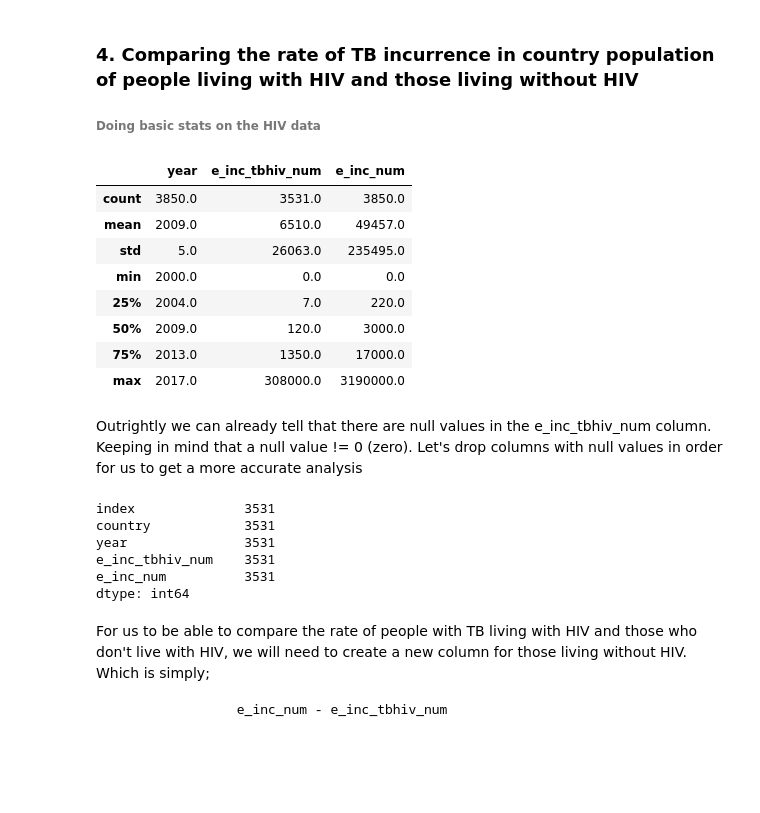
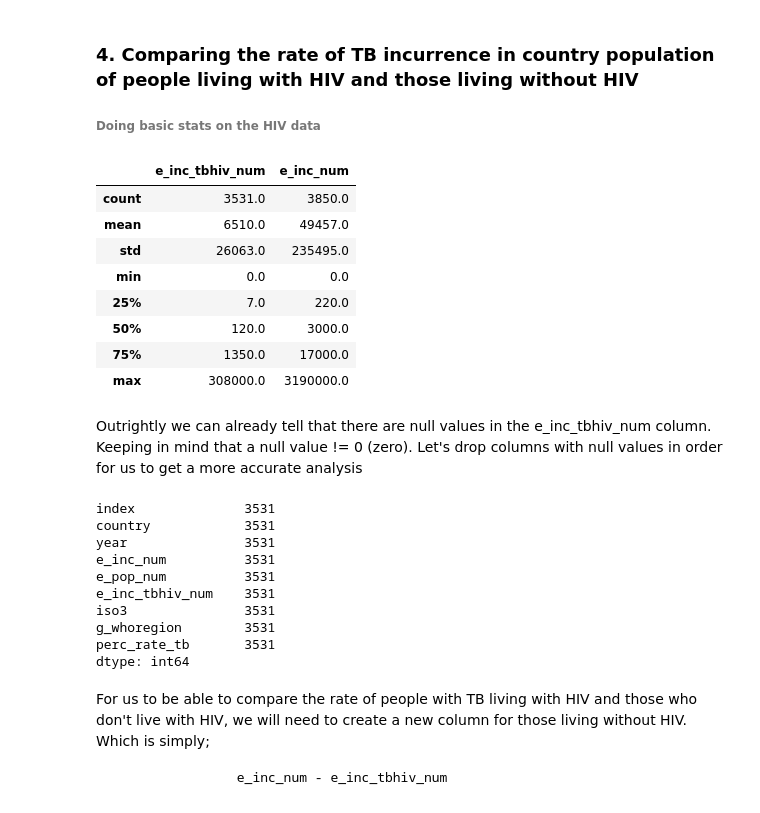
Before and after one commit to GabuTheGreat/python_analysis, a Jupyter notebook: TB Analysis using Python.ipynb, the cells around one changed output. Cells and saved outputs as stored; diff of their text form; code cells hidden in the pictures; blank space fills up the shorter version.

```diff
--- a/TB Analysis using Python.ipynb
+++ b/TB Analysis using Python.ipynb
@@ -33,9 +33,9 @@ plt.style.use('ggplot')
 # %% [markdown]
 ###### Reading in the WHO TB dataset
 # %%
-# Load the TB dataset
-
-all_tb = pd.read_csv ('~/Downloads/TB_burden_countries_2019-01-11.csv', encoding = 'utf-8')
+#Load the TB dataset
+#changing so that data is pulled from Github
+all_tb = pd.read_csv ('https://raw.githubusercontent.com/waithiegeni/python_analysis/master/TB_burden_countries_2019-01-11.csv', encoding = 'utf-8')
 
 # Print out the first 5 Rows
 
@@ -71,11 +70,11 @@ all_tb.shape
 
 We notice that the previous calls returns all the columns of the dataset. We want to produce specific and clear-cut descriptive analysis of the data. Therefore, we will select only the columns we need.
 # %%
-# Select the columns required to do descriptive stats of the data
+# Select the columns required to do descriptive stats of the data 'e_inc_tbhiv_num'
 
-all_tb = all_tb [['country', 'year', 'e_inc_num' , 'e_pop_num']]
+all_tb = all_tb[['country','year','e_inc_num','e_pop_num', 'e_inc_tbhiv_num', 'iso3', 'g_whoregion']]
 
-all_tb.head()
+all_tb[['country','year','e_inc_num','e_pop_num']].head()
 # %% [output]
 |  | country | year | e_inc_num | e_pop_num |
 | 0 | Afghanistan | 2000 | 38000 | 20093756 |
@@ -237,21 +234,19 @@ Well, this is somewhat good news. We can see that the % rate of TB incurrence li
 ###### Doing basic stats on the HIV data
 # %%
 # Select the necessary columns and do a describe
-all_tb = pd.read_csv ('~/Downloads/TB_burden_countries_2019-01-11.csv', encoding = 'utf-8')
+tb_hiv_all = all_tb.copy()
 
-tb_hiv_all = all_tb [['country', 'year' , 'e_inc_tbhiv_num', 'e_inc_num']]
-
-tb_hiv_all .describe() . round()
+tb_hiv_all[['country','e_inc_tbhiv_num','e_inc_num']].describe().round()
 # %% [output]
-|  | year | e_inc_tbhiv_num | e_inc_num |
-| count | 3850.0 | 3531.0 | 3850.0 |
-| mean | 2009.0 | 6510.0 | 49457.0 |
-| std | 5.0 | 26063.0 | 235495.0 |
-| min | 2000.0 | 0.0 | 0.0 |
-| 25% | 2004.0 | 7.0 | 220.0 |
-| 50% | 2009.0 | 120.0 | 3000.0 |
-| 75% | 2013.0 | 1350.0 | 17000.0 |
-| max | 2017.0 | 308000.0 | 3190000.0 |
+|  | e_inc_tbhiv_num | e_inc_num |
+| count | 3531.0 | 3850.0 |
+| mean | 6510.0 | 49457.0 |
+| std | 26063.0 | 235495.0 |
+| min | 0.0 | 0.0 |
+| 25% | 7.0 | 220.0 |
+| 50% | 120.0 | 3000.0 |
+| 75% | 1350.0 | 17000.0 |
+| max | 308000.0 | 3190000.0 |
 # %% [markdown]
 Outrightly we can already tell that there are null values in the e_inc_tbhiv_num column. Keeping in mind that a null value != 0 (zero). Let's drop columns with null values in order for us to get a more accurate analysis
 # %%
@@ -263,8 +258,12 @@ tb_hiv_all.count()
 index              3531
 country            3531
 year               3531
+e_inc_num          3531
+e_pop_num          3531
 e_inc_tbhiv_num    3531
-e_inc_num          3531
+iso3               3531
+g_whoregion        3531
+perc_rate_tb       3531
 dtype: int64
 # %% [markdown]
 For us to be able to compare the rate of people with TB living with HIV and those who don't live with HIV, we will need to create a new column for those living without HIV. Which is simply;
```
Also changed, not shown: parts of 36 cells of this notebook.
